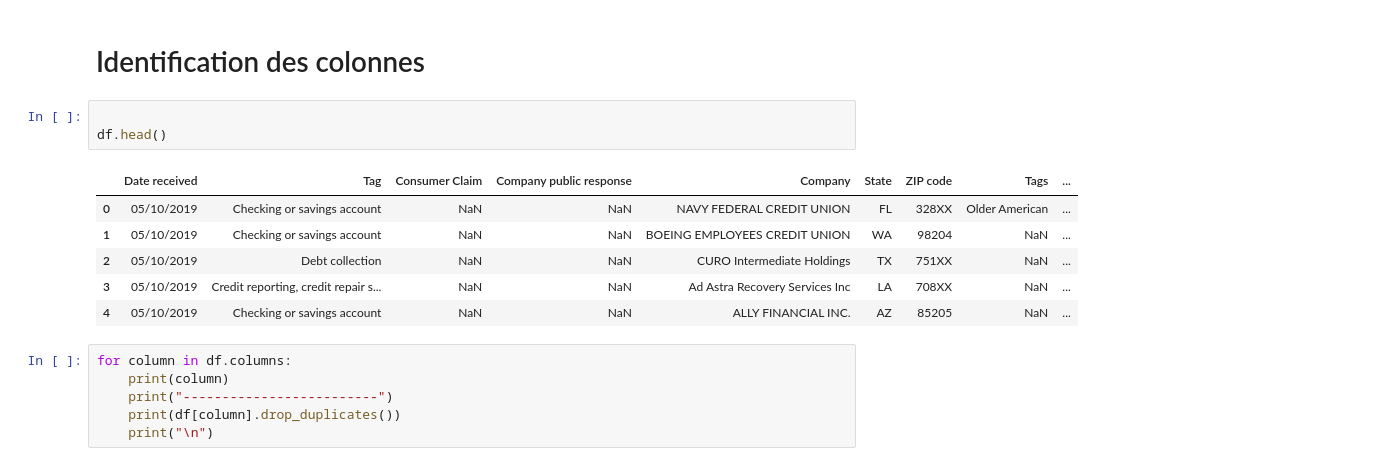
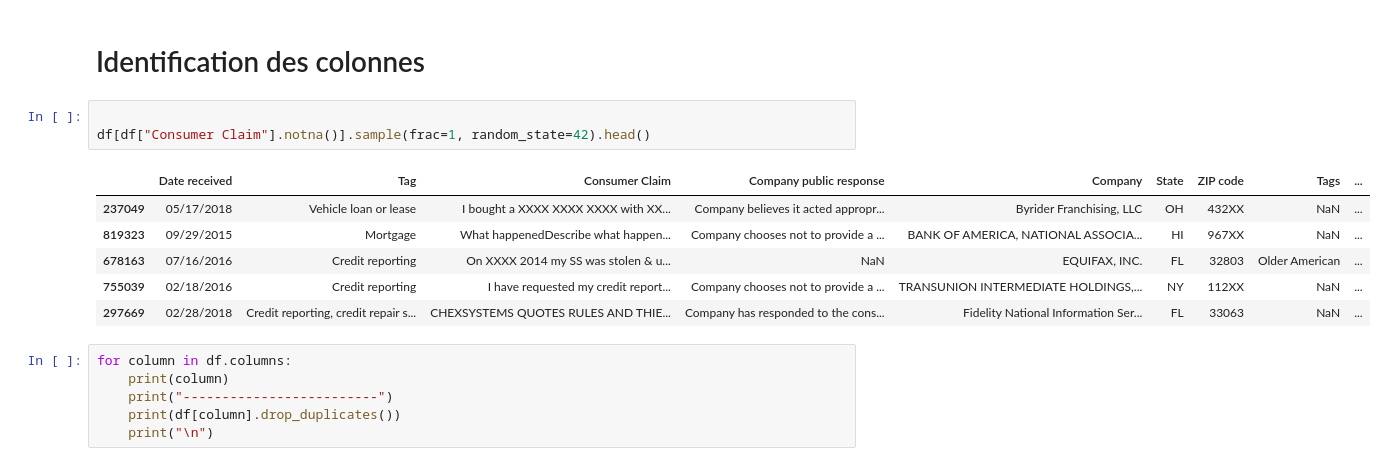
Before and after one commit to Ace4teaM/OCR-ZenAssist, a Jupyter notebook: 1_analyse_exploratoire.ipynb, the cells around one changed output. Saved outputs shown, nothing was run; the diff lists cells and outputs as text.

```diff
--- a/1_analyse_exploratoire.ipynb
+++ b/1_analyse_exploratoire.ipynb
@@ -9,14 +9,14 @@ pd.set_option("display.float_format", "{:,.2f}".format)
 # Identification des colonnes
 # %%
 
-df.head()
+df[df["Consumer Claim"].notna()].sample(frac=1, random_state=42).head()
 # %% [output]
 |  | Date received | Tag | Consumer Claim | Company public response | Company | State | ZIP code | Tags | ... |
-| 0 | 05/10/2019 | Checking or savings account | NaN | NaN | NAVY FEDERAL CREDIT UNION | FL | 328XX | Older American | ... |
-| 1 | 05/10/2019 | Checking or savings account | NaN | NaN | BOEING EMPLOYEES CREDIT UNION | WA | 98204 | NaN | ... |
-| 2 | 05/10/2019 | Debt collection | NaN | NaN | CURO Intermediate Holdings | TX | 751XX | NaN | ... |
-| 3 | 05/10/2019 | Credit reporting, credit repair s... | NaN | NaN | Ad Astra Recovery Services Inc | LA | 708XX | NaN | ... |
-| 4 | 05/10/2019 | Checking or savings account | NaN | NaN | ALLY FINANCIAL INC. | AZ | 85205 | NaN | ... |
+| 237049 | 05/17/2018 | Vehicle loan or lease | I bought a XXXX XXXX XXXX with XX... | Company believes it acted appropr... | Byrider Franchising, LLC | OH | 432XX | NaN | ... |
+| 819323 | 09/29/2015 | Mortgage | What happenedDescribe what happen... | Company chooses not to provide a ... | BANK OF AMERICA, NATIONAL ASSOCIA... | HI | 967XX | NaN | ... |
+| 678163 | 07/16/2016 | Credit reporting | On XXXX 2014 my SS was stolen & u... | NaN | EQUIFAX, INC. | FL | 32803 | Older American | ... |
+| 755039 | 02/18/2016 | Credit reporting | I have requested my credit report... | Company chooses not to provide a ... | TRANSUNION INTERMEDIATE HOLDINGS,... | NY | 112XX | NaN | ... |
+| 297669 | 02/28/2018 | Credit reporting, credit repair s... | CHEXSYSTEMS QUOTES RULES AND THIE... | Company has responded to the cons... | Fidelity National Information Ser... | FL | 33063 | NaN | ... |
 # %%
 for column in df.columns:
     print(column)
```
Also changed, not shown: parts of 5 cells of this notebook, 3 other files.
